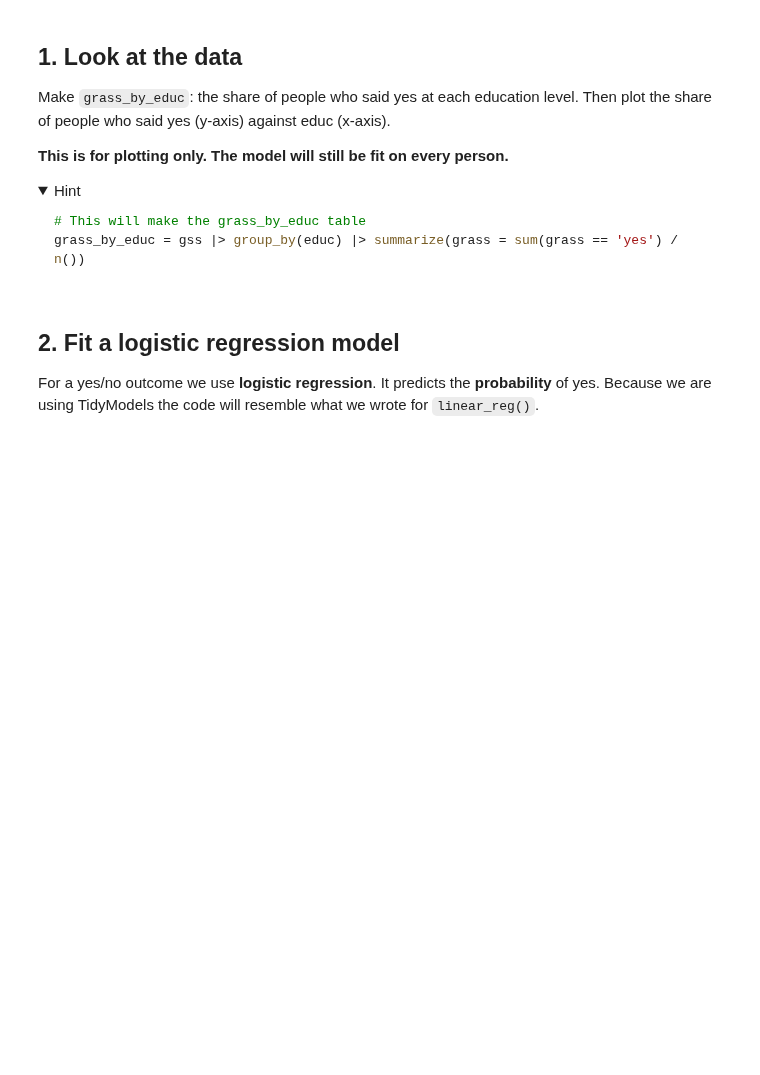
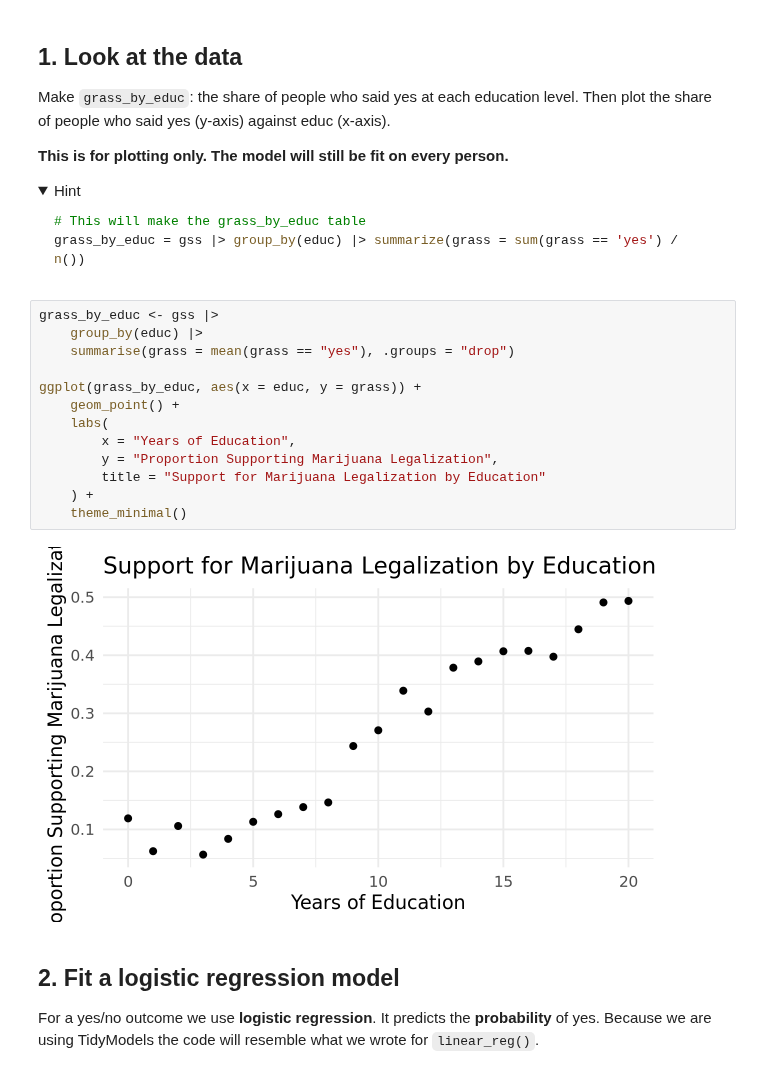
Before and after one commit to jan3zhao/codespace, a Jupyter notebook: exercises/10-marginal-effect-exercise.ipynb, the cells around one changed output. Cells and saved outputs as stored; diff of their text form; folded sections open; blank space fills up the shorter version.

````diff
--- a/exercises/10-marginal-effect-exercise.ipynb
+++ b/exercises/10-marginal-effect-exercise.ipynb
@@ -44,6 +48,21 @@ grass_by_educ = gss |> group_by(educ) |> summarize(grass = sum(grass == 'yes') /
 ```
 
 </details>
+# %%
+grass_by_educ <- gss |>
+    group_by(educ) |>
+    summarise(grass = mean(grass == "yes"), .groups = "drop")
+
+ggplot(grass_by_educ, aes(x = educ, y = grass)) +
+    geom_point() +
+    labs(
+        x = "Years of Education",
+        y = "Proportion Supporting Marijuana Legalization",
+        title = "Support for Marijuana Legalization by Education"
+    ) +
+    theme_minimal()
+# %% [output]
+[figure, added]
 # %% [markdown]
 ## 2. Fit a logistic regression model
 
````
Also changed, not shown: parts of 5 cells of this notebook.
